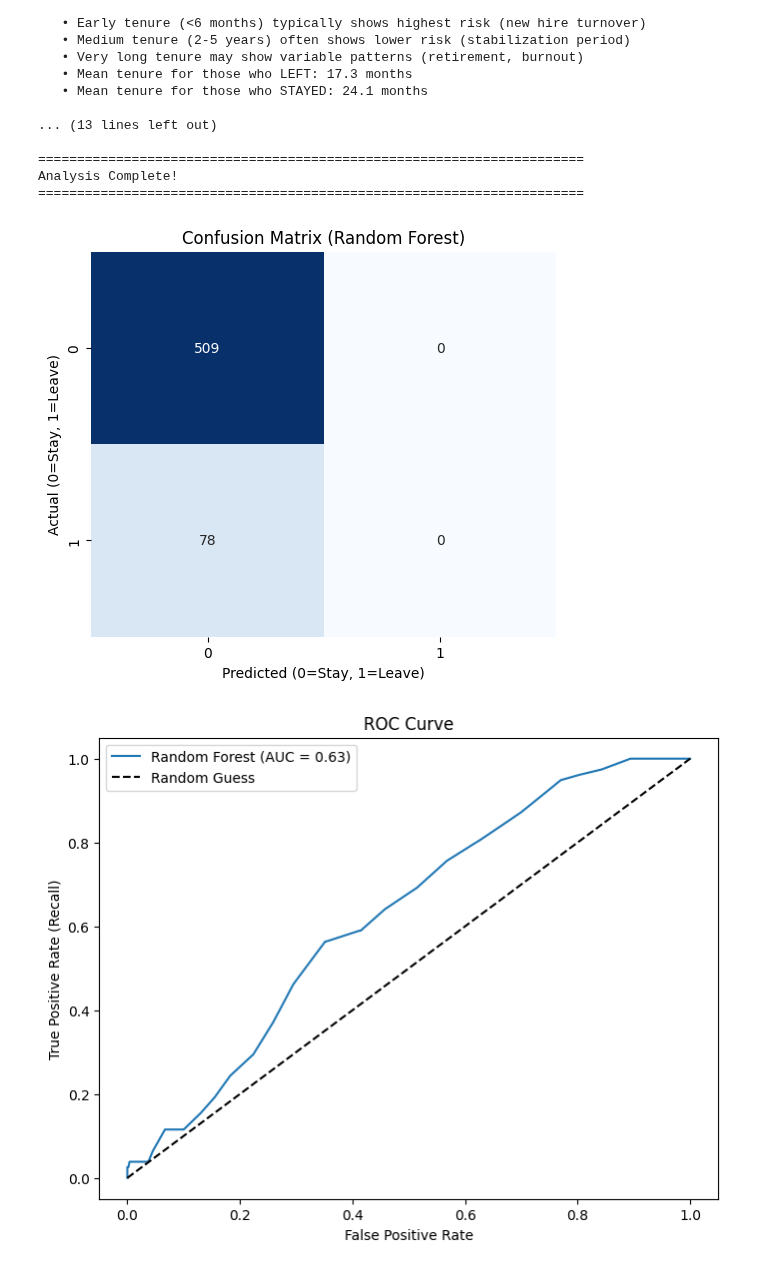
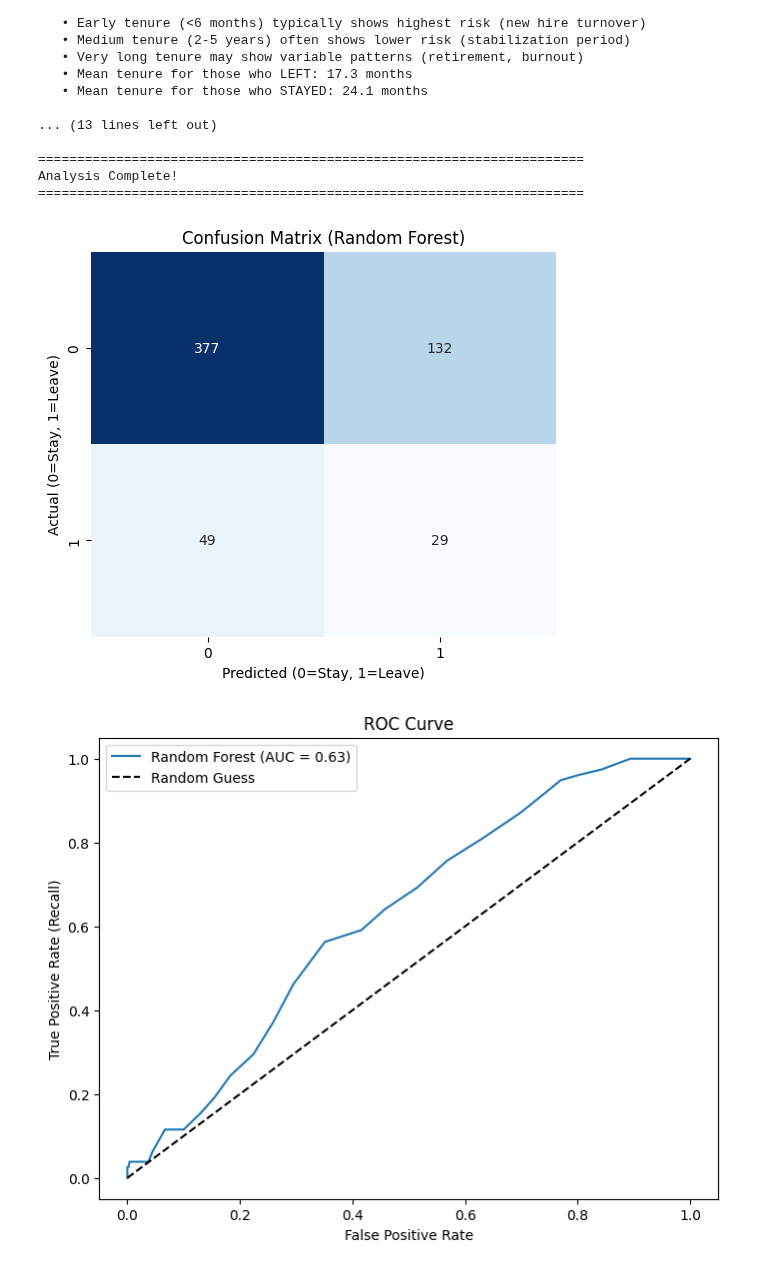
Before and after one commit to yassershahofficial/Predictive-Analysis-of-Employee-Attrition-Using-Machine-Learning-Classification-Techniques, a Jupyter notebook: classifications.ipynb, the cells around one changed output. Drawn from its saved outputs; the diff is of its cells as text; code cells hidden in the pictures.

Commit message:
fine tuning

```diff
--- a/classifications.ipynb
+++ b/classifications.ipynb
@@ -397,9 +397,14 @@ for name, model in models.items():
     print(f"Training {name}...")
     clf.fit(X_train, y_train)
 
-    # Predict
-    y_pred = clf.predict(X_test)
+    # Predict with optimal threshold (0.15) based on threshold tuning analysis
+    # This helps catch more employees who will leave while balancing Precision
+    PREDICTION_THRESHOLD = 0.15
     y_prob = clf.predict_proba(X_test)[:, 1] if hasattr(clf, "predict_proba") else None
+    if y_prob is not None:
+        y_pred = (y_prob > PREDICTION_THRESHOLD).astype(int)
+    else:
+        y_pred = clf.predict(X_test)
 
     # Calculate Metrics
     accuracy = accuracy_score(y_test, y_pred)
@@ -765,12 +932,22 @@ Analysis Complete!
 ======================================================================
 # %%
 # --- DEEP DIVE: BEST MODEL ---
-# Let's pick Random Forest as the primary model for detailed analysis
-best_model_name = 'Random Forest'
+# Automatically select best model based on F1-Score (best balance of Precision and Recall)
+results_df = pd.DataFrame(results).T.drop(columns=['Model'])
+best_model_name = results_df.sort_values('F1-Score', ascending=False).index[0]
+
+print(f"Selected Best Model: {best_model_name}")
+print(f"  F1-Score: {results_df.loc[best_model_name, 'F1-Score']:.4f}")
+print(f"  Recall: {results_df.loc[best_model_name, 'Recall']:.4f}")
+print(f"  Precision: {results_df.loc[best_model_name, 'Precision']:.4f}")
+print(f"  AUC: {results_df.loc[best_model_name, 'AUC']:.4f}\n")
+
 best_pipeline = results[best_model_name]['Model']
 
-y_pred = best_pipeline.predict(X_test)
+# Use optimal threshold (0.15) based on threshold tuning analysis
+PREDICTION_THRESHOLD = 0.15
 y_prob = best_pipeline.predict_proba(X_test)[:, 1]
+y_pred = (y_prob > PREDICTION_THRESHOLD).astype(int)
 
 # 1. Confusion Matrix
 cm = confusion_matrix(y_test, y_pred)
@@ -780,40 +957,60 @@ plt.title(f'Confusion Matrix ({best_model_name})')
 plt.xlabel('Predicted (0=Stay, 1=Leave)')
 plt.ylabel('Actual (0=Stay, 1=Leave)')
 plt.show()
 
 # 2. ROC Curve
 fpr, tpr, thresholds = roc_curve(y_test, y_prob)
 plt.figure(figsize=(8, 6))
 plt.plot(fpr, tpr, label=f'{best_model_name} (AUC = {results[best_model_name]["AUC"]:.2f})')
 plt.plot([0, 1], [0, 1], 'k--', label='Random Guess')
 plt.xlabel('False Positive Rate')
 plt.ylabel('True Positive Rate (Recall)')
 plt.title('ROC Curve')
 plt.legend()
 plt.show()
 
-# 3. Feature Importance (Only for Tree-based models)
+# 3. Feature Importance
 # We need to access the model inside the pipeline
 model_step = best_pipeline.named_steps['classifier']
 preprocessor_step = best_pipeline.named_steps['preprocessor']
 
 # Get feature names from one-hot encoder
 try:
     cat_features_encoded = preprocessor_step.transformers_[1][1]['onehot'].get_feature_names_out(categorical_features)
     all_features = numeric_features + list(cat_features_encoded)
 
-    importances = model_step.feature_importances_
-    indices = np.argsort(importances)[-10:] # Top 10
+    # Check if model is tree-based (has feature_importances_) or linear (has coef_)
+    if hasattr(model_step, 'feature_importances_'):
+        # Tree-based models (Random Forest, Gradient Boosting)
+        importances = model_step.feature_importances_
+        importance_type = 'Feature Importance'
+    elif hasattr(model_step, 'coef_'):
+        # Linear models (Logistic Regression)
+        importances = np.abs(model_step.coef_[0])  # Use absolute value of coefficients
+        importance_type = 'Coefficient Magnitude'
+    else:
+        raise AttributeError("Model doesn't support feature importance extraction")
+
+    indices = np.argsort(importances)[-10:]  # Top 10
 
     plt.figure(figsize=(10, 6))
-    plt.title('Top 10 Feature Importances')
+    plt.title(f'Top 10 {importance_type} ({best_model_name})')
     plt.barh(range(len(indices)), importances[indices], align='center')
     plt.yticks(range(len(indices)), [all_features[i] for i in indices])
-    plt.xlabel('Relative Importance')
+    plt.xlabel(importance_type)
     plt.show()
-except:
-    print("Could not extract feature importance (likely due to pipeline structure).")
+
+    # Print top features
+    print(f"\nTop 10 Features ({importance_type}):")
+    top_features_df = pd.DataFrame({
+        'Feature': [all_features[i] for i in indices],
+        importance_type: importances[indices]
+    }).sort_values(importance_type, ascending=False)
+    print(top_features_df.to_string(index=False))
+
+except Exception as e:
+    print(f"Could not extract feature importance: {e}")
 # %% [output]
-[figure, old version]
+[figure, new version]
 [figure]
 [figure]
```
Also changed, not shown: parts of 3 cells of this notebook.
